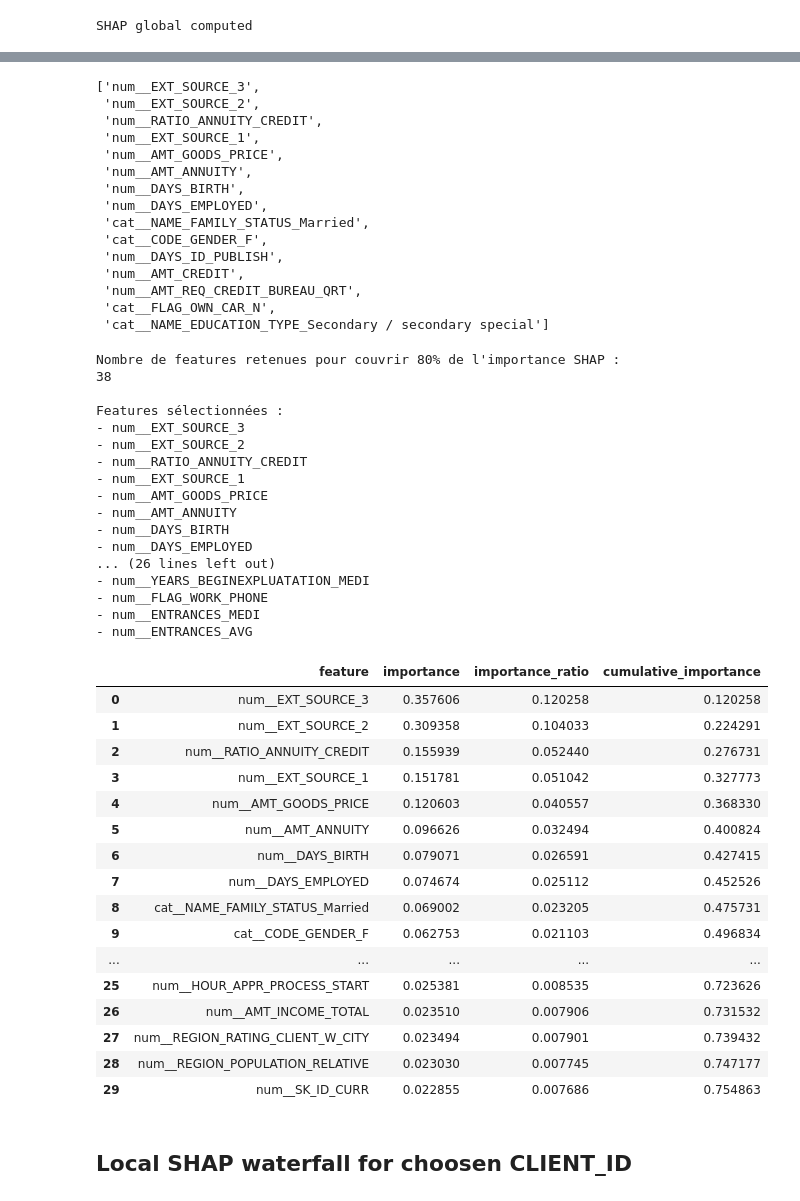
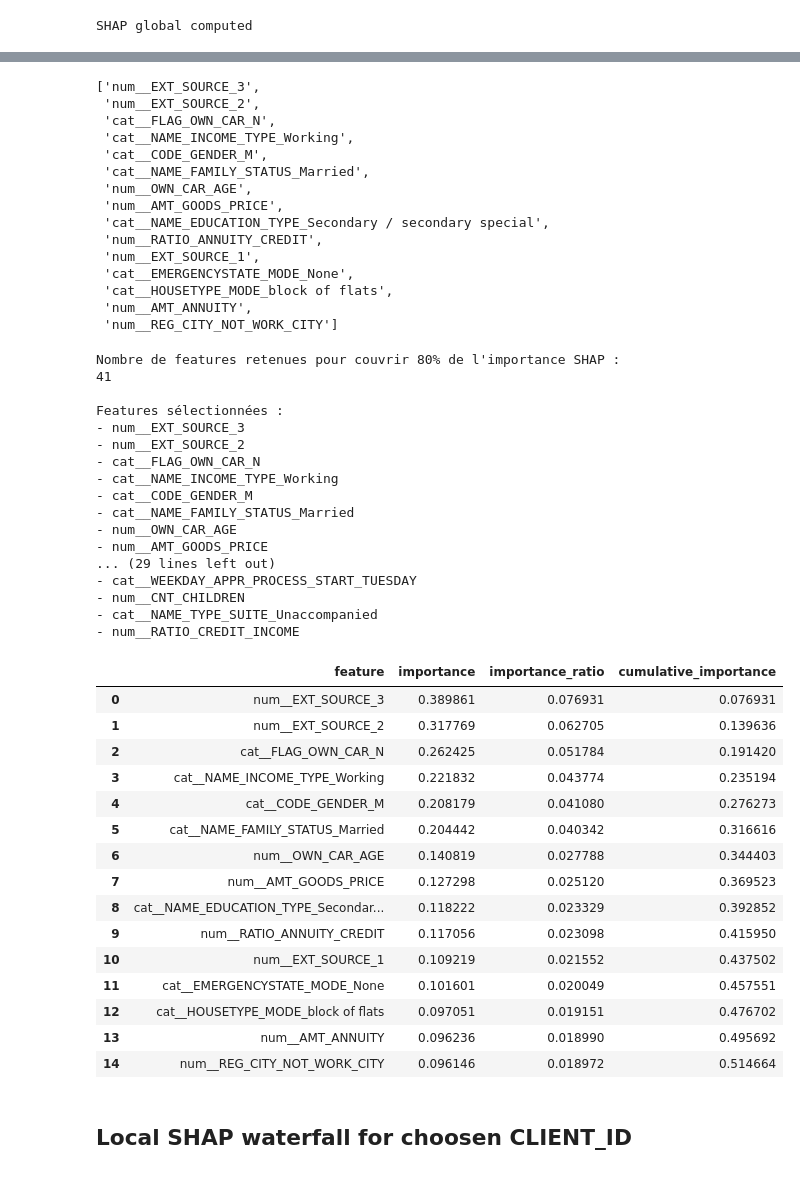
Before and after one commit to dabrivard19/ds_project_7_credit_scoring, a Jupyter notebook: notebooks/04_feature_importance.ipynb, the cells around one changed output, grey strips where cells are left out. Cells and saved outputs as stored; diff of their text form; code cells hidden in the pictures.

```diff
--- a/notebooks/04_feature_importance.ipynb
+++ b/notebooks/04_feature_importance.ipynb
@@ -12,7 +12,7 @@ import shap
 import matplotlib.pyplot as plt
 # %%
 
-MODEL_PATH = "../model/best_model_lightGBM.joblib"
+MODEL_PATH = "../model/best_model_xgBoost.joblib"
 TRAIN_CSV_PATH = "../data/raw/application_train.csv"
 ID_COL = "SK_ID_CURR"
 CLIENT_ID = 100002  # set to None if no local explanation
@@ -132,19 +132,19 @@ global_df["feature"].head(15).tolist()
 # %% [output]
 ['num__EXT_SOURCE_3',
  'num__EXT_SOURCE_2',
+ 'cat__FLAG_OWN_CAR_N',
+ 'cat__NAME_INCOME_TYPE_Working',
+ 'cat__CODE_GENDER_M',
+ 'cat__NAME_FAMILY_STATUS_Married',
+ 'num__OWN_CAR_AGE',
+ 'num__AMT_GOODS_PRICE',
+ 'cat__NAME_EDUCATION_TYPE_Secondary / secondary special',
  'num__RATIO_ANNUITY_CREDIT',
  'num__EXT_SOURCE_1',
- 'num__AMT_GOODS_PRICE',
+ 'cat__EMERGENCYSTATE_MODE_None',
+ 'cat__HOUSETYPE_MODE_block of flats',
  'num__AMT_ANNUITY',
- 'num__DAYS_BIRTH',
- 'num__DAYS_EMPLOYED',
- 'cat__NAME_FAMILY_STATUS_Married',
- 'cat__CODE_GENDER_F',
- 'num__DAYS_ID_PUBLISH',
- 'num__AMT_CREDIT',
- 'num__AMT_REQ_CREDIT_BUREAU_QRT',
- 'cat__FLAG_OWN_CAR_N',
- 'cat__NAME_EDUCATION_TYPE_Secondary / secondary special']
+ 'num__REG_CITY_NOT_WORK_CITY']
 # %%
 import numpy as np
 import pandas as pd
@@ -186,61 +186,60 @@ shap_importance_df["cumulative_importance"] = (
 )
 
 # Sélection des features couvrant 80%
 THRESHOLD = 0.80
 
 selected_features_80 = shap_importance_df[
     shap_importance_df["cumulative_importance"] <= THRESHOLD
 ]["feature"].tolist()
 
 # Ajouter la première feature qui dépasse 80%
 if len(selected_features_80) < len(shap_importance_df):
     selected_features_80.append(
         shap_importance_df.iloc[len(selected_features_80)]["feature"]
     )
 
 print(f"Nombre de features retenues pour couvrir {THRESHOLD:.0%} de l'importance SHAP :")
 print(len(selected_features_80))
 
 print("\nFeatures sélectionnées :")
 for feature in selected_features_80:
     print("-", feature)
 
-display(shap_importance_df.head(30))
+display(shap_importance_df.head(15))
 # %% [output]
 Nombre de features retenues pour couvrir 80% de l'importance SHAP :
-38
+41
 
 Features sélectionnées :
 - num__EXT_SOURCE_3
 - num__EXT_SOURCE_2
-- num__RATIO_ANNUITY_CREDIT
-- num__EXT_SOURCE_1
+- cat__FLAG_OWN_CAR_N
+- cat__NAME_INCOME_TYPE_Working
+- cat__CODE_GENDER_M
+- cat__NAME_FAMILY_STATUS_Married
+- num__OWN_CAR_AGE
 - num__AMT_GOODS_PRICE
-- num__AMT_ANNUITY
-- num__DAYS_BIRTH
-- num__DAYS_EMPLOYED
-... (26 lines left out)
-- num__YEARS_BEGINEXPLUATATION_MEDI
-- num__FLAG_WORK_PHONE
-- num__ENTRANCES_MEDI
-- num__ENTRANCES_AVG
+... (29 lines left out)
+- cat__WEEKDAY_APPR_PROCESS_START_TUESDAY
+- num__CNT_CHILDREN
+- cat__NAME_TYPE_SUITE_Unaccompanied
+- num__RATIO_CREDIT_INCOME
 |  | feature | importance | importance_ratio | cumulative_importance |
-| 0 | num__EXT_SOURCE_3 | 0.357606 | 0.120258 | 0.120258 |
-| 1 | num__EXT_SOURCE_2 | 0.309358 | 0.104033 | 0.224291 |
-| 2 | num__RATIO_ANNUITY_CREDIT | 0.155939 | 0.052440 | 0.276731 |
-| 3 | num__EXT_SOURCE_1 | 0.151781 | 0.051042 | 0.327773 |
-| 4 | num__AMT_GOODS_PRICE | 0.120603 | 0.040557 | 0.368330 |
-| 5 | num__AMT_ANNUITY | 0.096626 | 0.032494 | 0.400824 |
-| 6 | num__DAYS_BIRTH | 0.079071 | 0.026591 | 0.427415 |
-| 7 | num__DAYS_EMPLOYED | 0.074674 | 0.025112 | 0.452526 |
-| 8 | cat__NAME_FAMILY_STATUS_Married | 0.069002 | 0.023205 | 0.475731 |
-| 9 | cat__CODE_GENDER_F | 0.062753 | 0.021103 | 0.496834 |
-| ... | ... | ... | ... | ... |
-| 25 | num__HOUR_APPR_PROCESS_START | 0.025381 | 0.008535 | 0.723626 |
-| 26 | num__AMT_INCOME_TOTAL | 0.023510 | 0.007906 | 0.731532 |
-| 27 | num__REGION_RATING_CLIENT_W_CITY | 0.023494 | 0.007901 | 0.739432 |
-| 28 | num__REGION_POPULATION_RELATIVE | 0.023030 | 0.007745 | 0.747177 |
-| 29 | num__SK_ID_CURR | 0.022855 | 0.007686 | 0.754863 |
+| 0 | num__EXT_SOURCE_3 | 0.389861 | 0.076931 | 0.076931 |
+| 1 | num__EXT_SOURCE_2 | 0.317769 | 0.062705 | 0.139636 |
+| 2 | cat__FLAG_OWN_CAR_N | 0.262425 | 0.051784 | 0.191420 |
+| 3 | cat__NAME_INCOME_TYPE_Working | 0.221832 | 0.043774 | 0.235194 |
+| 4 | cat__CODE_GENDER_M | 0.208179 | 0.041080 | 0.276273 |
+| 5 | cat__NAME_FAMILY_STATUS_Married | 0.204442 | 0.040342 | 0.316616 |
+| 6 | num__OWN_CAR_AGE | 0.140819 | 0.027788 | 0.344403 |
+| 7 | num__AMT_GOODS_PRICE | 0.127298 | 0.025120 | 0.369523 |
+| 8 | cat__NAME_EDUCATION_TYPE_Secondar... | 0.118222 | 0.023329 | 0.392852 |
+| 9 | num__RATIO_ANNUITY_CREDIT | 0.117056 | 0.023098 | 0.415950 |
+| 10 | num__EXT_SOURCE_1 | 0.109219 | 0.021552 | 0.437502 |
+| 11 | cat__EMERGENCYSTATE_MODE_None | 0.101601 | 0.020049 | 0.457551 |
+| 12 | cat__HOUSETYPE_MODE_block of flats | 0.097051 | 0.019151 | 0.476702 |
+| 13 | num__AMT_ANNUITY | 0.096236 | 0.018990 | 0.495692 |
+| 14 | num__REG_CITY_NOT_WORK_CITY | 0.096146 | 0.018972 | 0.514664 |
 # %% [markdown]
 ## Local SHAP waterfall for choosen CLIENT_ID
 # %%
```
Also changed, not shown: parts of 2 cells of this notebook, 4 other files.
